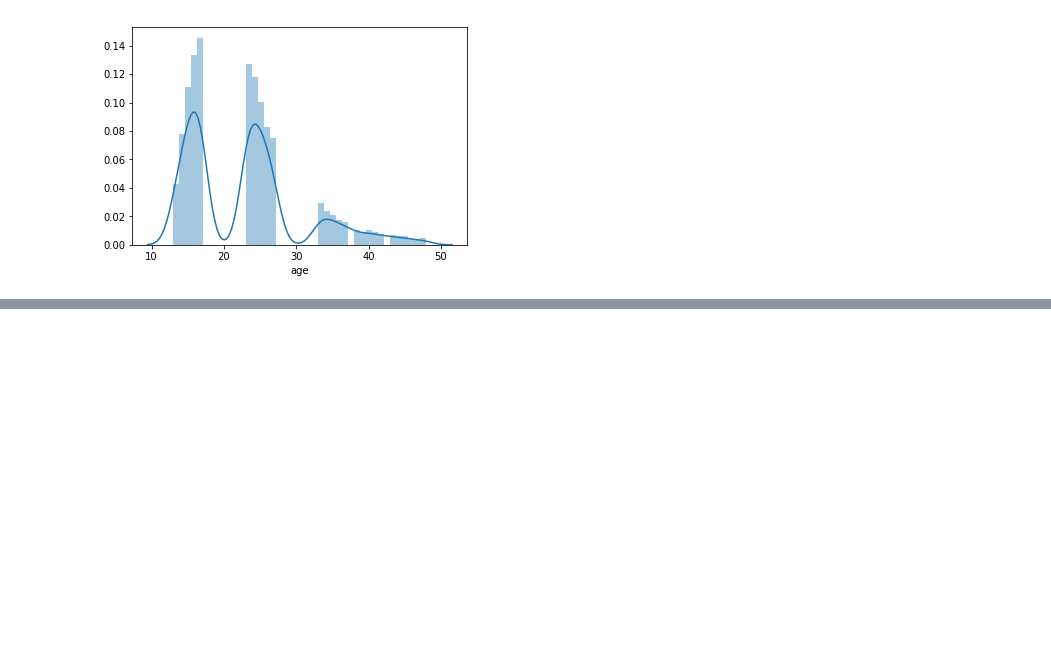
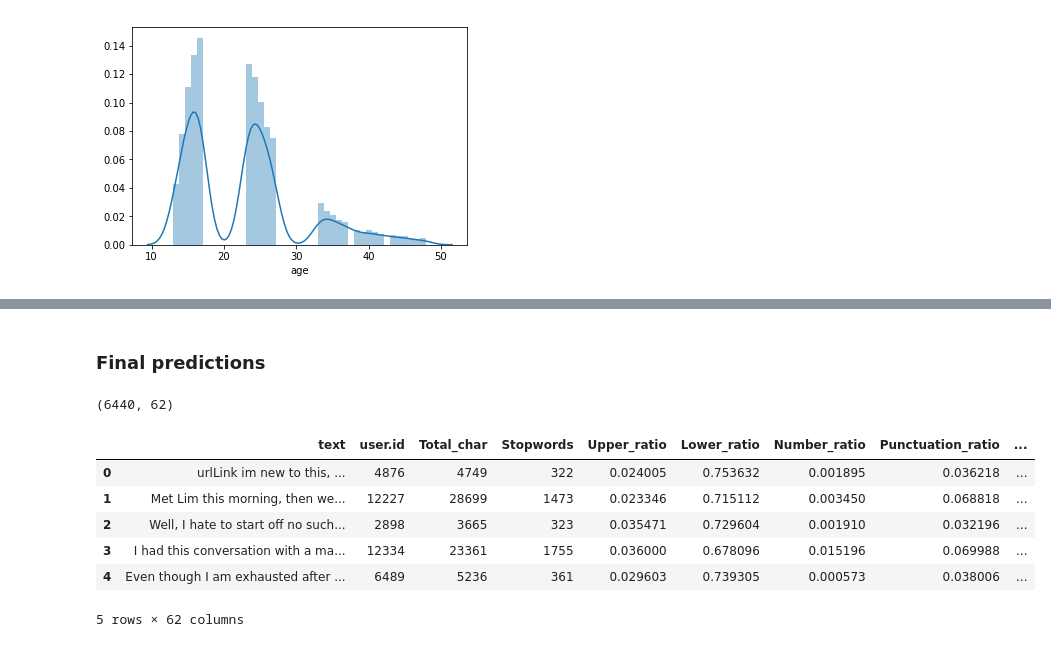
Before and after one commit to momorr317/Blogosphere_text_analytics, a Jupyter notebook: Jing/ntlk.ipynb, the cells around one changed output, grey strips where cells are left out. Drawn from its saved outputs; the diff is of its cells as text; code cells hidden in the pictures; blank space fills up the shorter version.

```diff
--- a/Jing/ntlk.ipynb
+++ b/Jing/ntlk.ipynb
@@ -357,0 +293,16 @@ pred_df.to_csv('sub929.csv',index=False)
+# %% [markdown]
+### Final predictions
+# %%
+data_test = data_dummies[ntrain:]
+data_test.drop(['age'], axis=1, inplace=True)
+print(data_test.shape)
+data_test.head()
+# %% [output]
+(6440, 62)
+|  | text | user.id | Total_char | Stopwords | Upper_ratio | Lower_ratio | Number_ratio | Punctuation_ratio | ... |
+| 0 | urlLink im new to this, ... | 4876 | 4749 | 322 | 0.024005 | 0.753632 | 0.001895 | 0.036218 | ... |
+| 1 | Met Lim this morning, then we... | 12227 | 28699 | 1473 | 0.023346 | 0.715112 | 0.003450 | 0.068818 | ... |
+| 2 | Well, I hate to start off no such... | 2898 | 3665 | 323 | 0.035471 | 0.729604 | 0.001910 | 0.032196 | ... |
+| 3 | I had this conversation with a ma... | 12334 | 23361 | 1755 | 0.036000 | 0.678096 | 0.015196 | 0.069988 | ... |
+| 4 | Even though I am exhausted after ... | 6489 | 5236 | 361 | 0.029603 | 0.739305 | 0.000573 | 0.038006 | ... |
+5 rows × 62 columns
```
Also changed, not shown: parts of 78 cells of this notebook, 1 other file.
